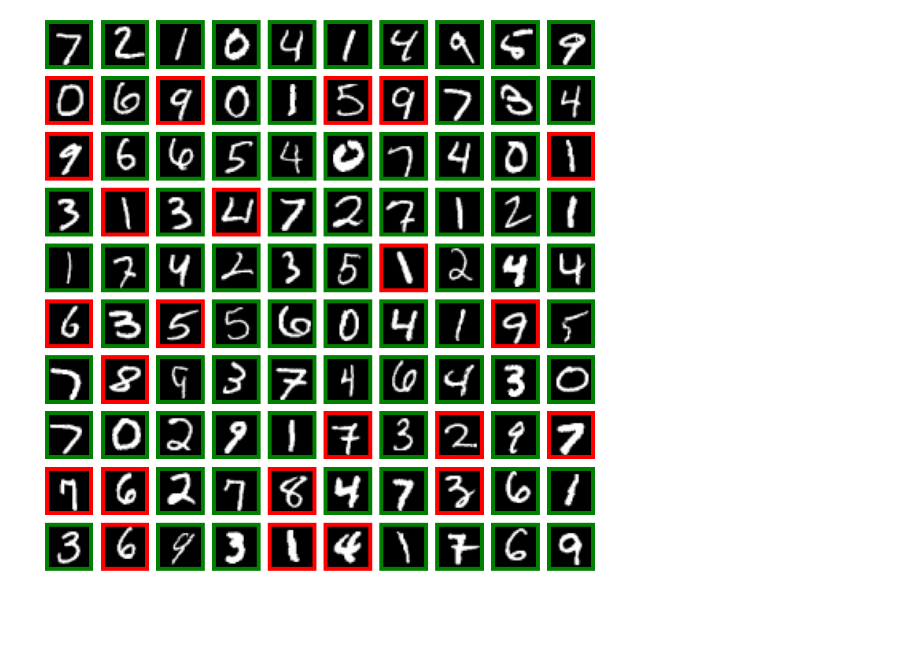
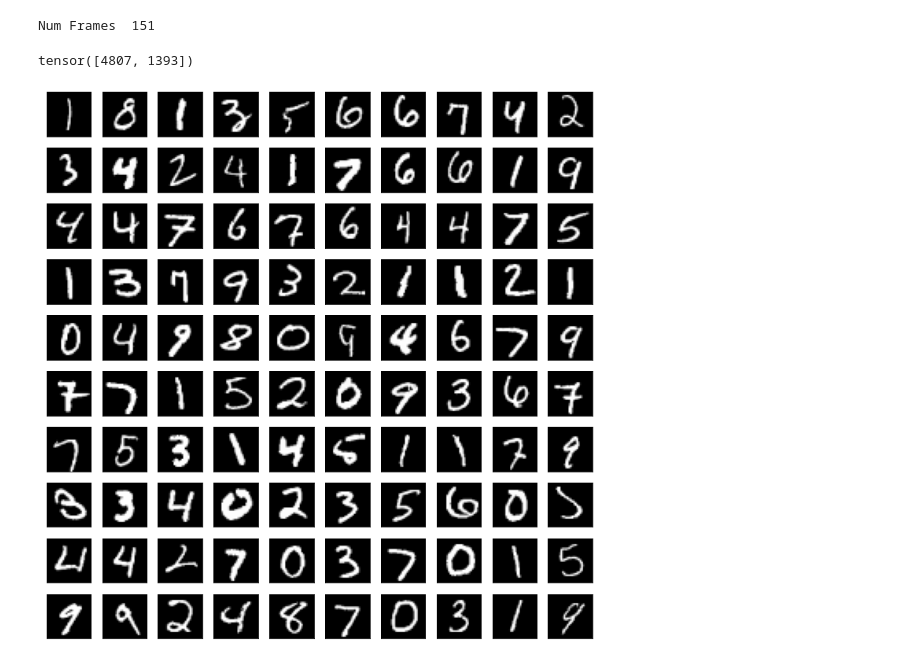
Before and after one commit to javieryu/nn_distributed_training, a Jupyter notebook: visualization/animations/mnist_anim.ipynb, the cells around one changed output. Saved outputs shown, nothing was run; the diff lists cells and outputs as text; code cells hidden in the pictures; blank space fills up the shorter version.

Commit message:
changes for animations

```diff
--- a/visualization/animations/mnist_anim.ipynb
+++ b/visualization/animations/mnist_anim.ipynb
@@ -9,6 +10,12 @@ train_set = datasets.MNIST('../../data', train=True, download=True, transform=tr
 train_loader = torch.utils.data.DataLoader(train_set, batch_size=64)
 val_set = datasets.MNIST('../../data', train=False, transform=transform)
 val_loader = torch.utils.data.DataLoader(val_set, batch_size=1000)
+# %%
+results_dir = "../../results/2021-09-27_10-50_dist_mnist_anim"
+results = torch.load(os.path.join(results_dir, "dinno_results.pt"), map_location=torch.device("cpu"))
+print("Num Frames ", len(results["validation_as_vector"]))
+# %% [output]
+Num Frames  151
 # %%
 def init_mnist_grid(axs, dataset, inds):
     nrows, ncols = axs.shape
@@ -30,27 +37,49 @@ def update_borders(axs, correct):
     for i in range(nrows):
         for j in range(ncols):
             if correct[i, j]:
-                bcolor = "green"
+                bcolor = "springgreen"
             else:
-                bcolor = "red"
+                bcolor = "orangered"
 
             for spine in axs[i, j].spines.values():
                 spine.set_edgecolor(bcolor)
-                spine.set_linewidth(5)
+                spine.set_linewidth(10)
 
     return
+# %%
+# Pick indices making sure that there are some wrong classiciations at the end
+vvecs = results["validation_as_vector"]
+num_wrong = 2
+num_total = 100
+
+wrongs = []
+for i in range(10):
+    wrongs.append((vvecs[-1][i] == False).nonzero()[:, 0].reshape(-1, 1))
+
+wrongs = torch.vstack(wrongs)
+uns, counts = torch.unique(wrongs, return_counts=True)
+all_wrong = uns[counts == 10]
+all_wrong = all_wrong[torch.randperm(all_wrong.shape[0])]
+
+inds = torch.vstack([torch.arange(0, num_total - num_wrong).reshape(-1, 1), all_wrong[:num_wrong].reshape(-1, 1)]).reshape(-1)
+print(all_wrong[:num_wrong])
+# %% [output]
+tensor([4807, 1393])
 # %%
 grid_shape = (10, 10)
-inds = torch.arange(0, 100).reshape(grid_shape)
-num_frames = 10
+torch.manual_seed(100)
+inds = inds[torch.randperm(inds.size()[0])].reshape(grid_shape)
+num_frames = len(vvecs)
+node = 0
 
 (fig, axs) = plt.subplots(nrows=grid_shape[0], ncols=grid_shape[1], figsize=(10, 10), tight_layout=True)
 
-def draw(i):
-    correct = torch.randn(grid_shape) < 0.8
-    update_borders(axs, correct)
+for node in range(10):
+    def draw(i):
+        correct = results["validation_as_vector"][i][node][inds]
+        update_borders(axs, correct)
 
-mnist_anim = anim.FuncAnimation(fig, draw, frames=num_frames, repeat=False, init_func=init_mnist_grid(axs, val_set, inds))
-mnist_anim.save("random_grid.mp4")
+    mnist_anim = anim.FuncAnimation(fig, draw, frames=num_frames, repeat=False, init_func=init_mnist_grid(axs, val_set, inds))
+    #mnist_anim.save("mnist_vids/{}.mp4".format(node), dpi=300, fps=20, bitrate=3000)
 # %% [output]
-[figure, old version]
+[figure, new version]
```
Also changed, not shown: parts of 5 cells of this notebook, 52 other files.
